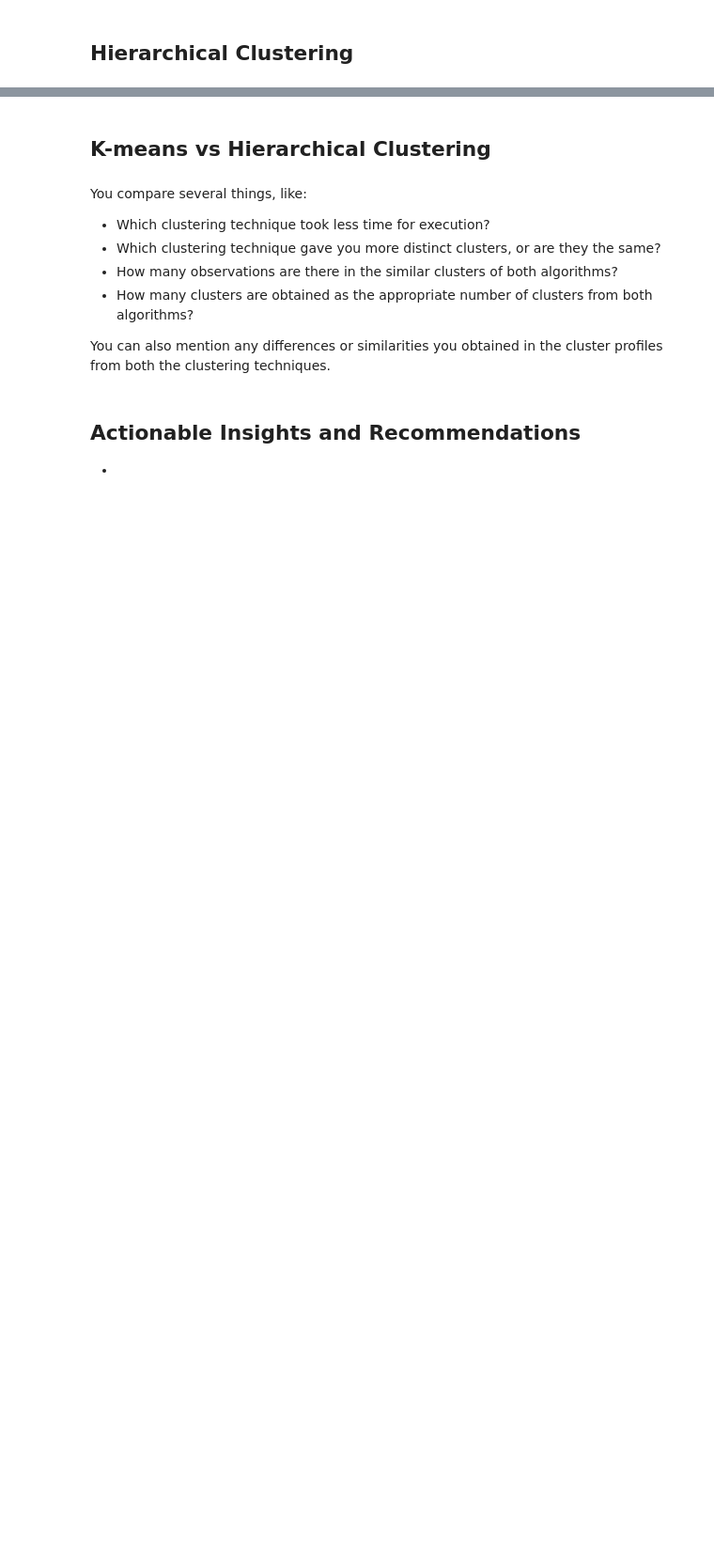
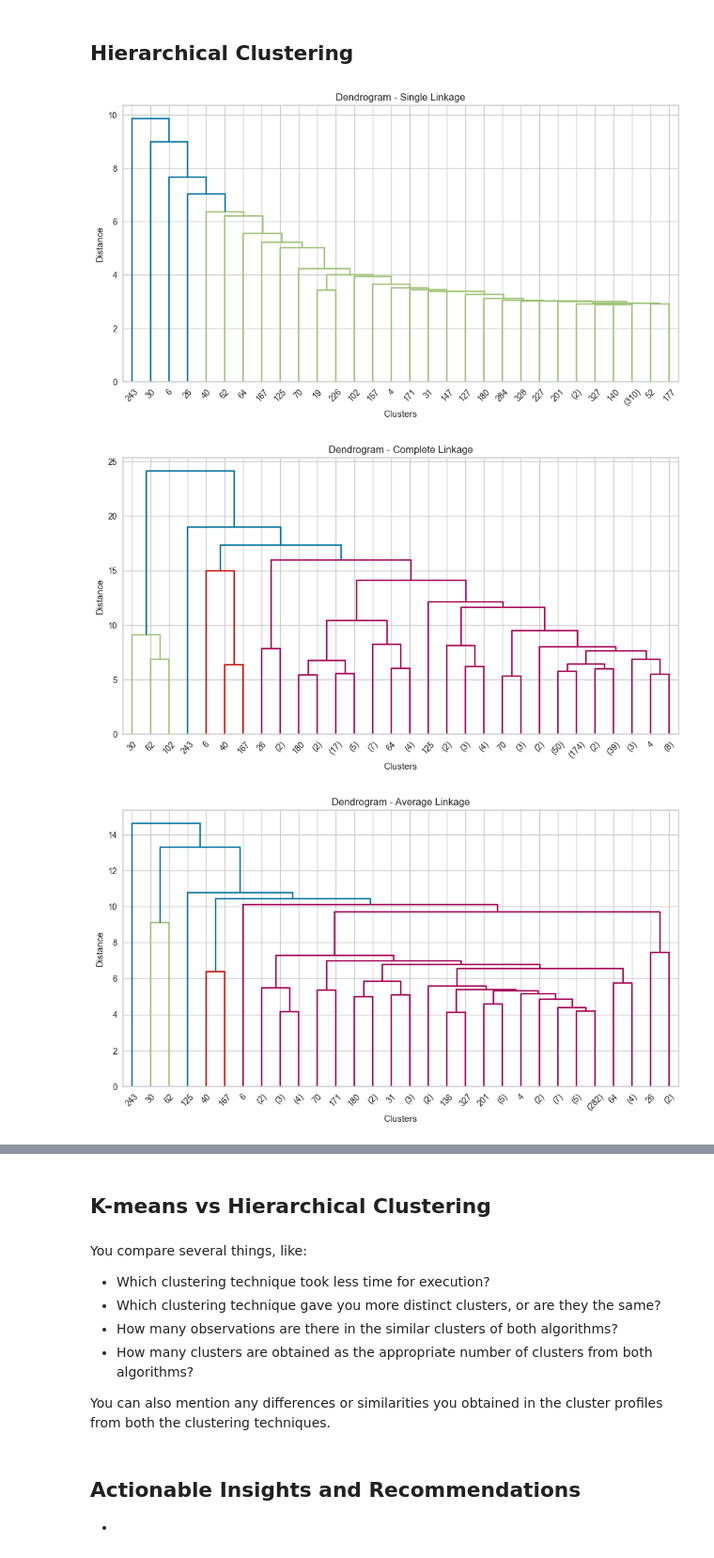
Before and after one commit to Irene-coder-dot/Trade-Ahead-Project, a Jupyter notebook: USL_Project_LearnerNotebook_FullCode.ipynb, the cells around one changed output, grey strips where cells are left out. Shown at 94% size. Drawn from its saved outputs; the diff is of its cells as text; code cells hidden in the pictures; blank space fills up the shorter version.

Commit message:
Hierarchical Clustering

```diff
--- a/USL_Project_LearnerNotebook_FullCode.ipynb
+++ b/USL_Project_LearnerNotebook_FullCode.ipynb
@@ -967,2 +977,28 @@ cluster_summary
 # %% [markdown]
 ## Hierarchical Clustering
+# %%
+# Step 1 Define Linkage methods
+linkage_methods = ['single', 'complete', 'average', 'ward']
+# %%
+# Step 2 Create Dendograms
+for method in linkage_methods:
+
+    Z = linkage(X_scaled, method=method)
+
+    plt.figure(figsize=(12, 6))
+
+    dendrogram(
+        Z,
+        truncate_mode='lastp',
+        p=30
+    )
+
+    plt.title(f'Dendrogram - {method.title()} Linkage')
+    plt.xlabel('Clusters')
+    plt.ylabel('Distance')
+
+    plt.show()
+# %% [output]
+[figure, added]
+[figure, added]
+[figure, added]
```
Also changed, not shown: parts of 23 cells of this notebook.
